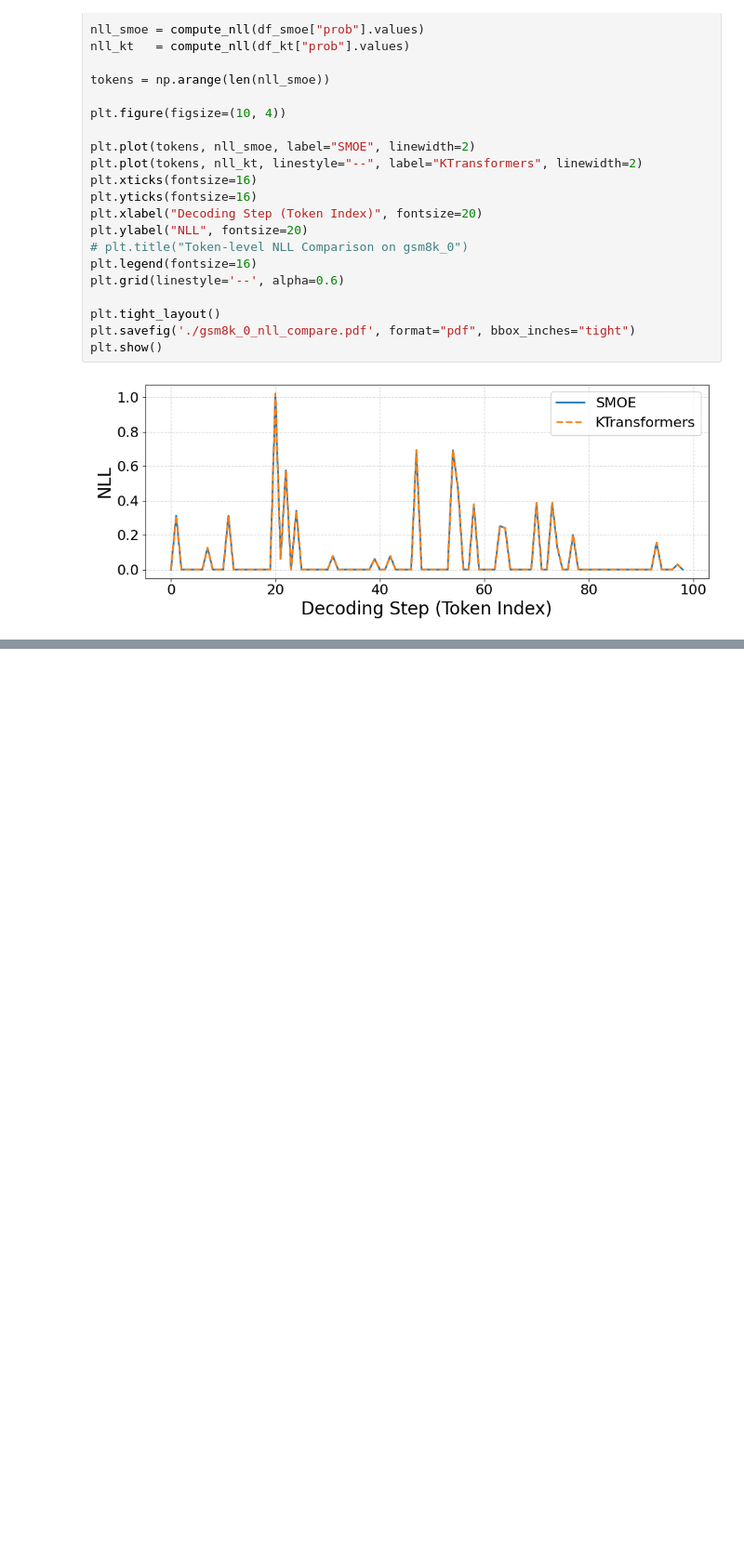
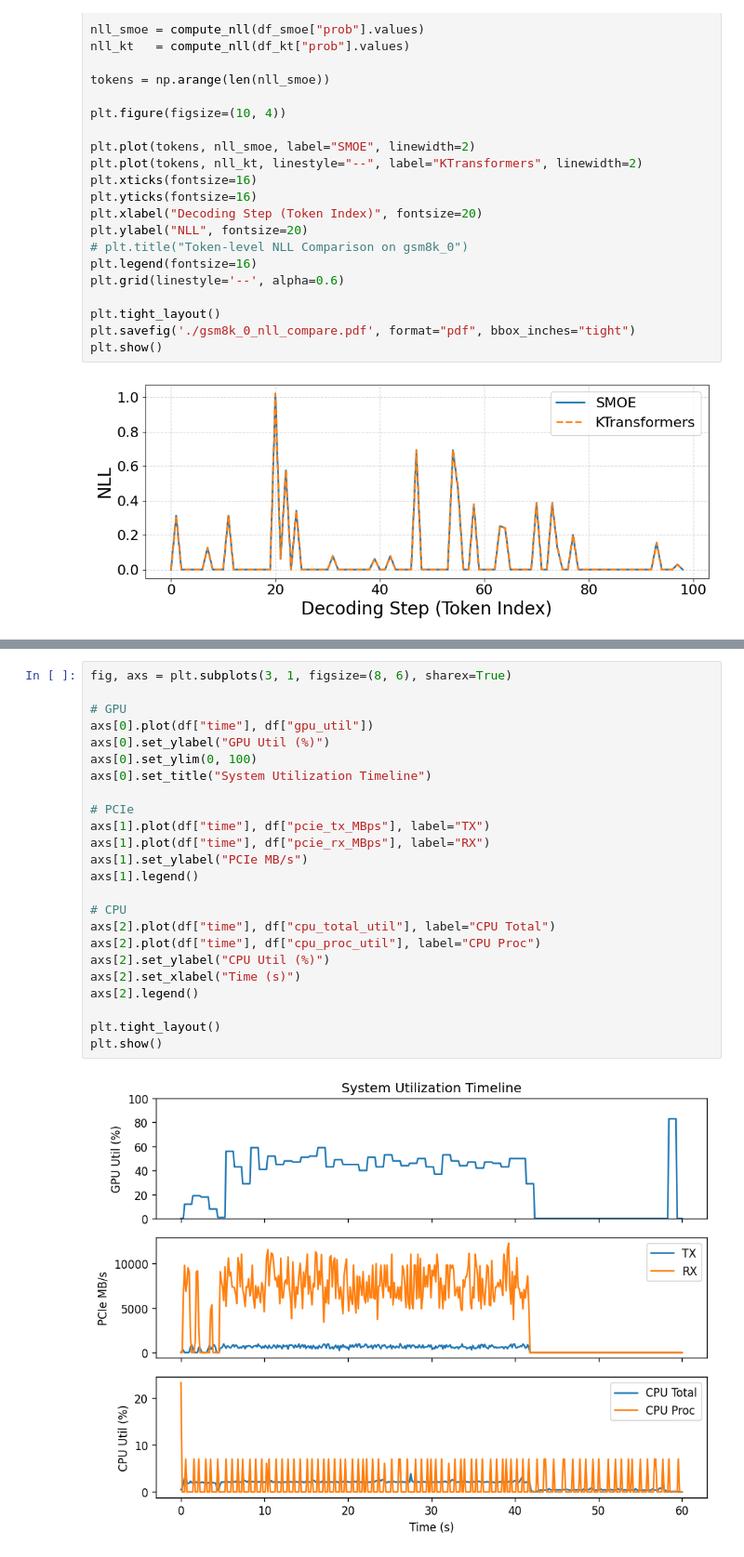
Before and after one commit to rzhang772/ktransformers, a Jupyter notebook: expirments/figures.ipynb, the cells around one changed output, grey strips where cells are left out. Shown at 93% size. Drawn from its saved outputs; the diff is of its cells as text; blank space fills up the shorter version.

```diff
--- a/expirments/figures.ipynb
+++ b/expirments/figures.ipynb
@@ -514,0 +603,26 @@ plt.show()
+# %%
+fig, axs = plt.subplots(3, 1, figsize=(8, 6), sharex=True)
+
+# GPU
+axs[0].plot(df["time"], df["gpu_util"])
+axs[0].set_ylabel("GPU Util (%)")
+axs[0].set_ylim(0, 100)
+axs[0].set_title("System Utilization Timeline")
+
+# PCIe
+axs[1].plot(df["time"], df["pcie_tx_MBps"], label="TX")
+axs[1].plot(df["time"], df["pcie_rx_MBps"], label="RX")
+axs[1].set_ylabel("PCIe MB/s")
+axs[1].legend()
+
+# CPU
+axs[2].plot(df["time"], df["cpu_total_util"], label="CPU Total")
+axs[2].plot(df["time"], df["cpu_proc_util"], label="CPU Proc")
+axs[2].set_ylabel("CPU Util (%)")
+axs[2].set_xlabel("Time (s)")
+axs[2].legend()
+
+plt.tight_layout()
+plt.show()
+# %% [output]
+[figure, added]
```
Also changed, not shown: parts of 6 cells of this notebook, 2 other files.
